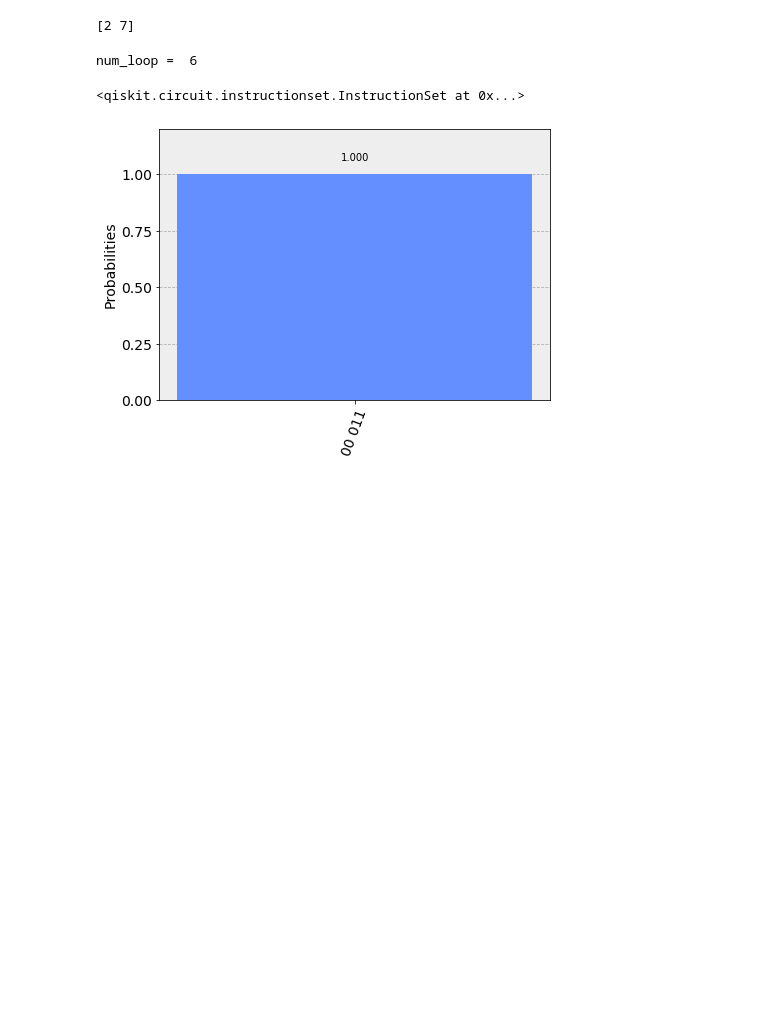
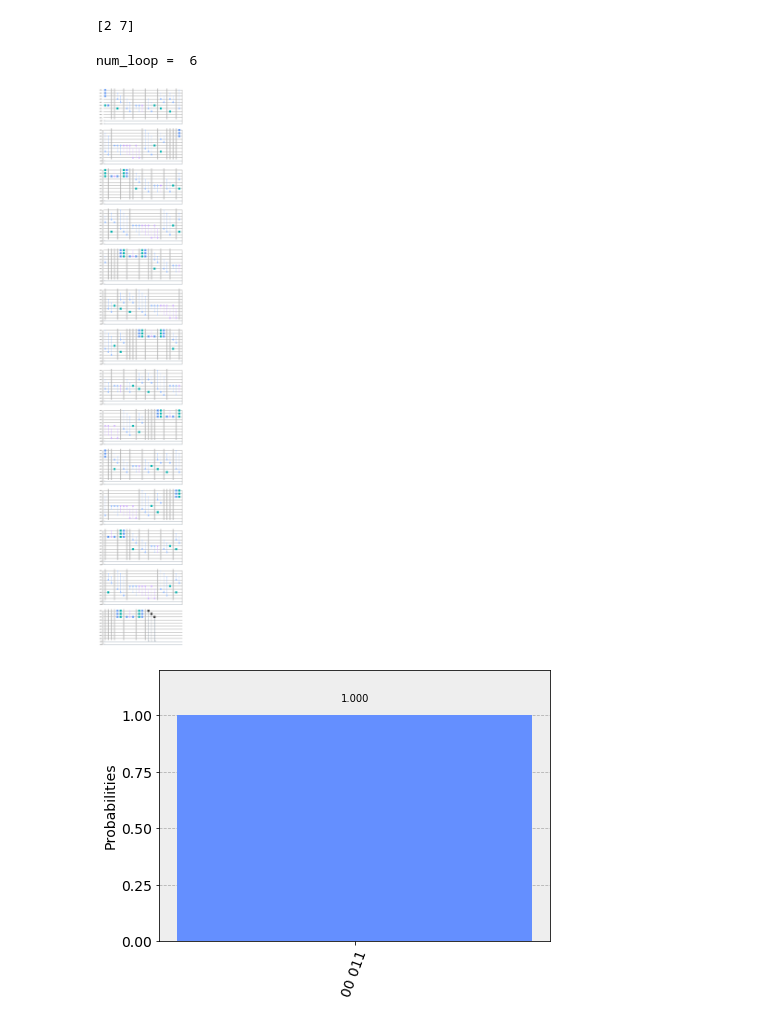
Before and after one commit to ace314/Quantum-Multi-collision-Problem, a Jupyter notebook: hash3to2.ipynb, the cells around one changed output. Cells and saved outputs as stored; diff of their text form; code cells hidden in the pictures; blank space fills up the shorter version.

Commit message:
circuit is added

```diff
--- a/hash3to2.ipynb
+++ b/hash3to2.ipynb
@@ -170,34 +170,38 @@ for i in range(num_loop):
     if barriers:
         groverCircuit.barrier()
 
     # the third stage of grover
     phase_flipping3(groverCircuit, qindex, qanx, L[0,:])
 
     if barriers:
         groverCircuit.barrier()
 
     #the second stage of grover
 #     phase_flipping2(groverCircuit, qindex, qr, qanx, L[1,:])
 
     if barriers:
         groverCircuit.barrier()
 
 #     phase_flipping3(groverCircuit, qindex, qanx, L[1,:])
 
     if barriers:
         groverCircuit.barrier()
 
     groverCircuit.barrier()
 
     inversion_about_average(groverCircuit, qindex, m, barriers)
 
     if barriers:
         groverCircuit.barrier()
 
 groverCircuit.measure(qindex,cindex)
+
+%matplotlib inline
+
+groverCircuit.draw(output='mpl')
 # %% [output]
 num_loop =  6
-<qiskit.circuit.instructionset.InstructionSet at 0x...>
+[figure, added]
 # %%
 # groverCircuit.draw(output="mpl")
 # %%
```
